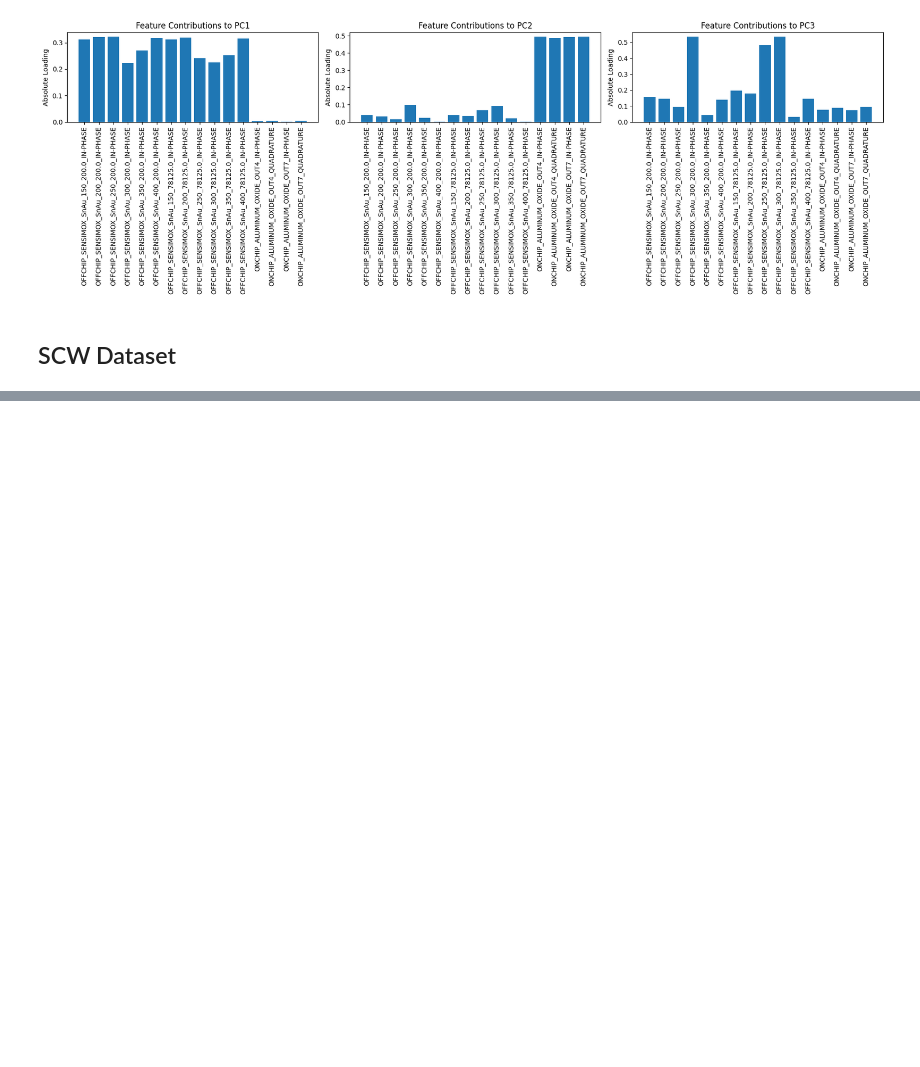
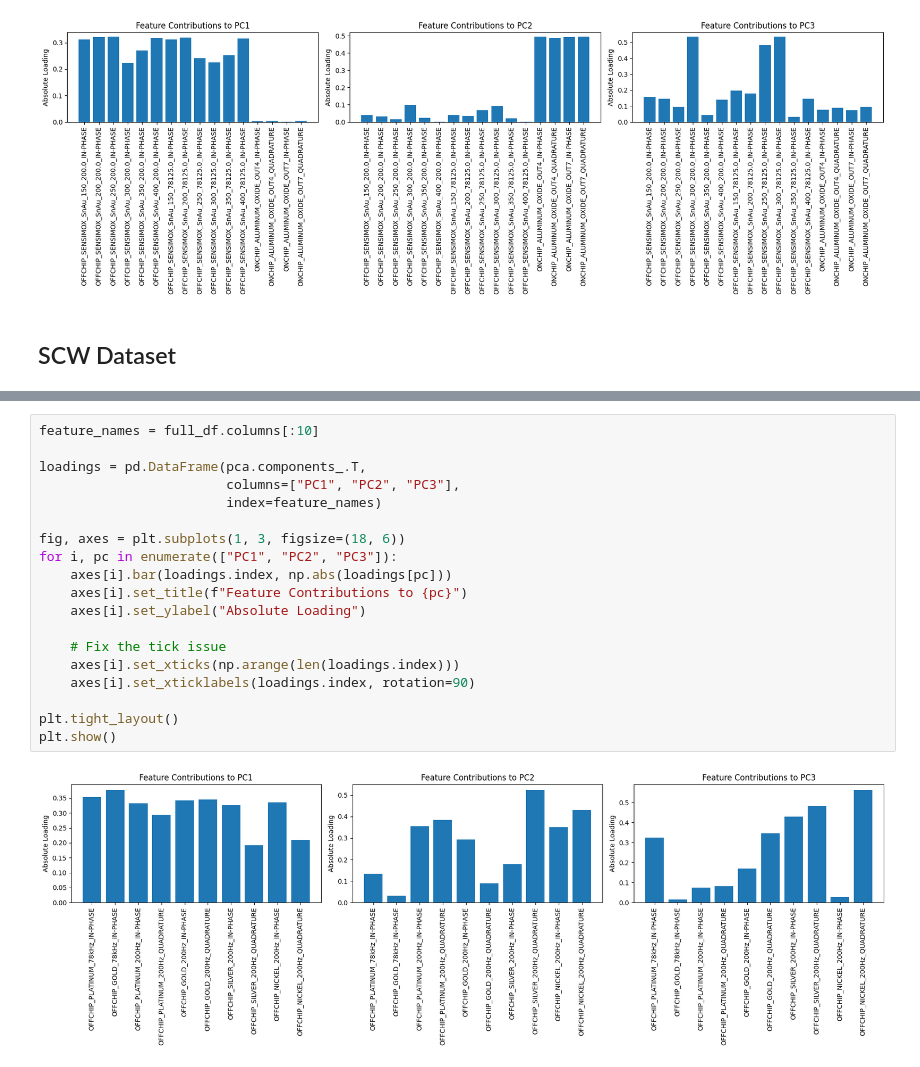
Before and after one commit to mich1803/sensor-ts-classification, a Jupyter notebook: data_analysis.ipynb, the cells around one changed output, grey strips where cells are left out. Drawn from its saved outputs; the diff is of its cells as text; blank space fills up the shorter version.

```diff
--- a/data_analysis.ipynb
+++ b/data_analysis.ipynb
@@ -212,0 +453,21 @@ plt.show()
+# %%
+feature_names = full_df.columns[:10]
+
+loadings = pd.DataFrame(pca.components_.T,
+                        columns=["PC1", "PC2", "PC3"],
+                        index=feature_names)
+
+fig, axes = plt.subplots(1, 3, figsize=(18, 6))
+for i, pc in enumerate(["PC1", "PC2", "PC3"]):
+    axes[i].bar(loadings.index, np.abs(loadings[pc]))
+    axes[i].set_title(f"Feature Contributions to {pc}")
+    axes[i].set_ylabel("Absolute Loading")
+
+    # Fix the tick issue
+    axes[i].set_xticks(np.arange(len(loadings.index)))
+    axes[i].set_xticklabels(loadings.index, rotation=90)
+
+plt.tight_layout()
+plt.show()
+# %% [output]
+[figure, added]
```
Also changed, not shown: parts of 19 cells of this notebook, 1 other file.
